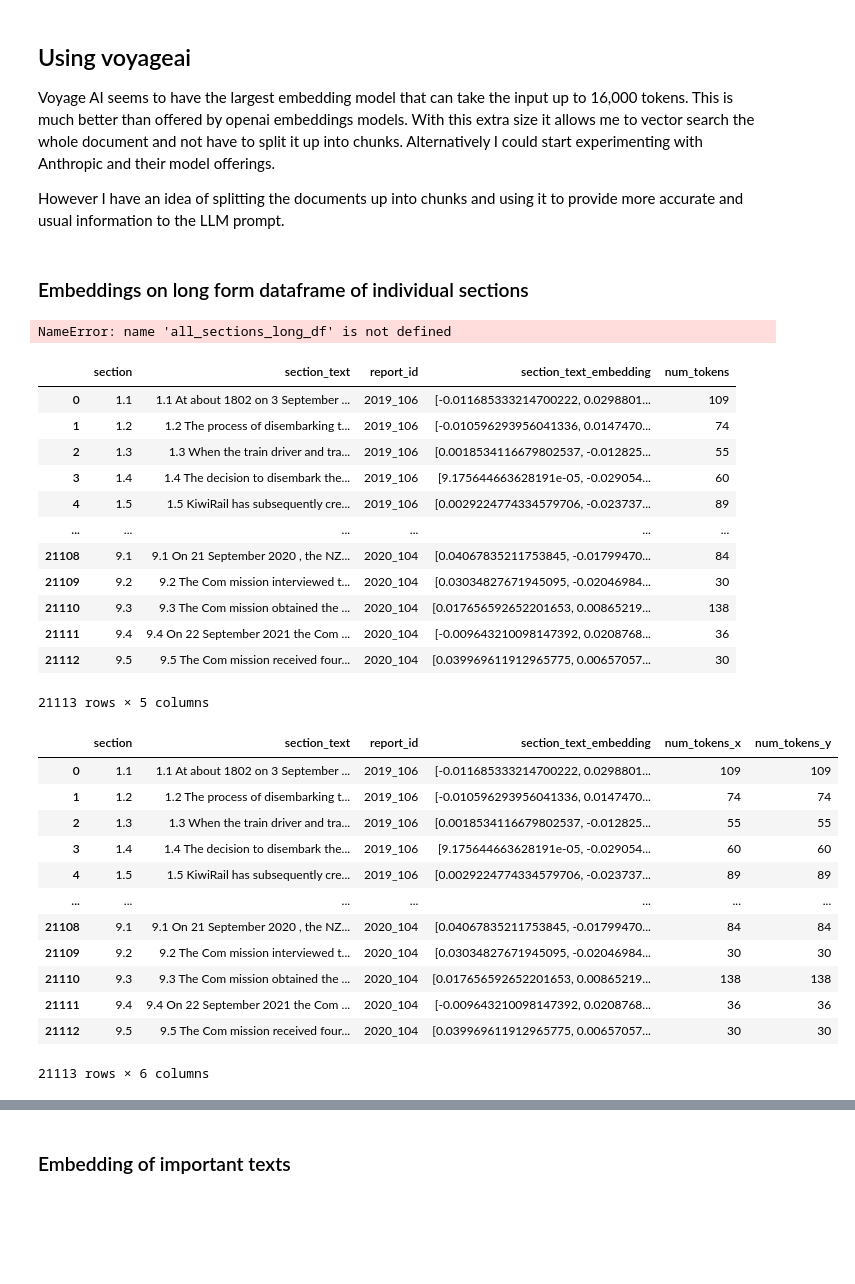
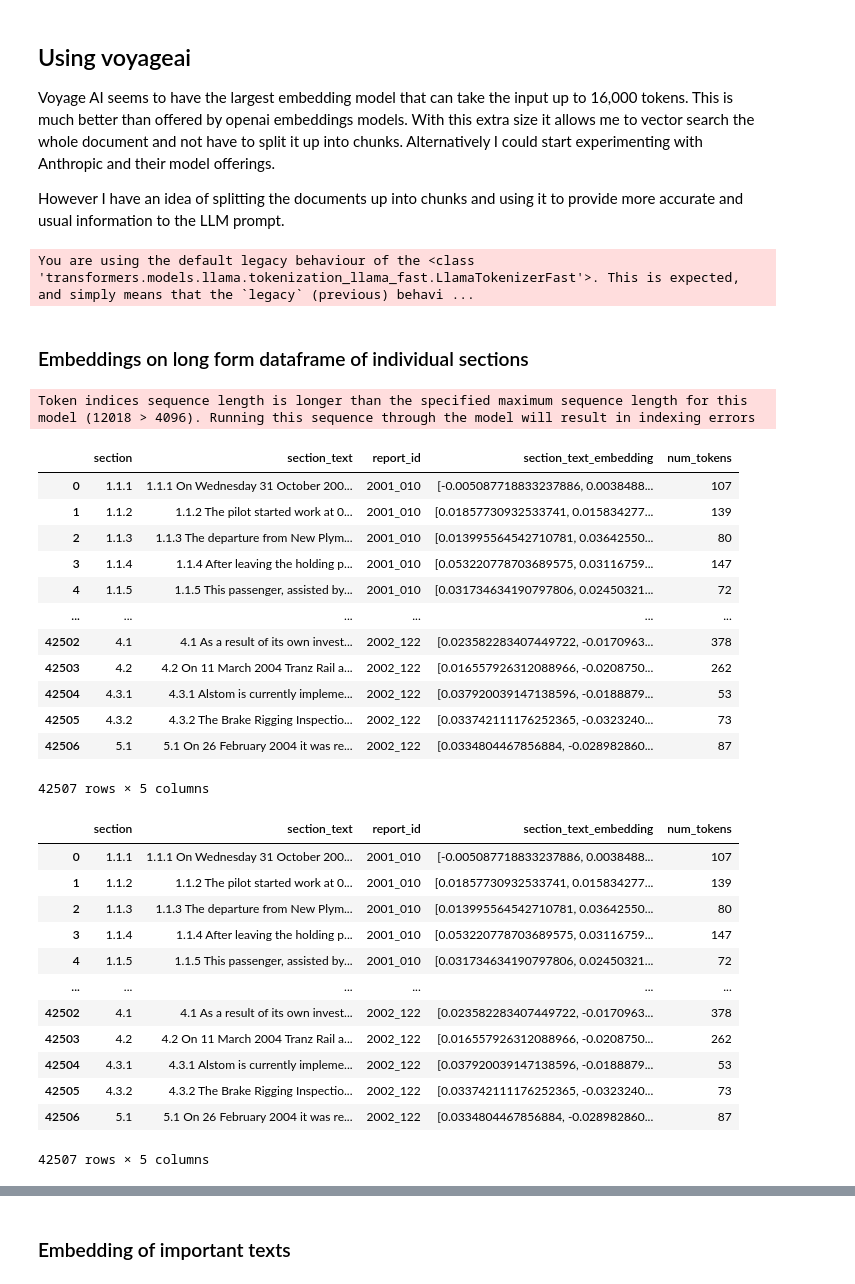
Before and after one commit to 1jamesthompson1/TAIC-report-summary, a Jupyter notebook: notebooks/vector database exploration/vector_db_exploration.ipynb, the cells around one changed output, grey strips where cells are left out. Saved outputs shown, nothing was run; the diff lists cells and outputs as text; code cells hidden in the pictures; blank space fills up the shorter version.

Commit message:
Get newer embeddings

```diff
--- a/notebooks/vector database exploration/vector_db_exploration.ipynb
+++ b/notebooks/vector database exploration/vector_db_exploration.ipynb
@@ -618,50 +648,61 @@ Voyage AI seems to have the largest embedding model that can take the input up t
 
 However I have an idea of splitting the documents up into chunks and using it to provide more accurate and usual information to the LLM prompt.
 # %%
-vo = voyageai.Client()
+vo = voyageai.Client(max_retries = 10)
+@retry(wait=wait_random_exponential(multiplier=1, min = 1, max=60))
+def embed_with_backoff(**kwargs):
+    print('trying')
+    return vo.embed(**kwargs)
+
 
 def embed_batch(batch):
-    return vo.embed(batch, model="voyage-large-2-instruct", input_type="document", truncation=False).embeddings
+    return vo.embed(texts = batch, model="voyage-large-2-instruct", input_type="document", truncation=False).embeddings
 
 tokenizer = AutoTokenizer.from_pretrained('voyageai/voyage')
+# %% [output]
+You are using the default legacy behaviour of the <class 'transformers.models.llama.tokenization_llama_fast.LlamaTokenizerFast'>. This is expected, and simply means that the `legacy` (previous) behavi ...
 # %% [markdown]
 ### Embeddings on long form dataframe of individual sections
+# %%
+section_embeddings_file_name = os.path.join('embeddings', 'voyageai_section_embeddings.pkl')
 # %%
-all_sections_long_df['section_text'].apply(lambda x: len(tokenizer.tokenize(x))).sum()
+all_sections_long_df['num_tokens'] = all_sections_long_df['section_text'].apply(lambda x: len(tokenizer.tokenize(x)))
 # %% [output]
-NameError: name 'all_sections_long_df' is not defined
+Token indices sequence length is longer than the specified maximum sequence length for this model (12018 > 4096). Running this sequence through the model will result in indexing errors
+# %%
+all_sections_long_df = all_sections_long_df.query('num_tokens < 15000')
 # %%
-voyageai_loaded = pd.read_pickle('voyageai_section_embeddings.pkl')
+voyageai_loaded = pd.read_pickle(section_embeddings_file_name)
 voyageai_loaded
 # %% [output]
 |  | section | section_text | report_id | section_text_embedding | num_tokens |
-| 0 | 1.1 | 1.1 At about 1802 on 3 September ... | 2019_106 | [-0.011685333214700222, 0.0298801... | 109 |
-| 1 | 1.2 | 1.2 The process of disembarking t... | 2019_106 | [-0.010596293956041336, 0.0147470... | 74 |
-| 2 | 1.3 | 1.3 When the train driver and tra... | 2019_106 | [0.0018534116679802537, -0.012825... | 55 |
-| 3 | 1.4 | 1.4 The decision to disembark the... | 2019_106 | [9.175644663628191e-05, -0.029054... | 60 |
-| 4 | 1.5 | 1.5 KiwiRail has subsequently cre... | 2019_106 | [0.0029224774334579706, -0.023737... | 89 |
+| 0 | 1.1.1 | 1.1.1 On Wednesday 31 October 200... | 2001_010 | [-0.005087718833237886, 0.0038488... | 107 |
+| 1 | 1.1.2 | 1.1.2 The pilot started work at 0... | 2001_010 | [0.01857730932533741, 0.015834277... | 139 |
+| 2 | 1.1.3 | 1.1.3 The departure from New Plym... | 2001_010 | [0.013995564542710781, 0.03642550... | 80 |
+| 3 | 1.1.4 | 1.1.4 After leaving the holding p... | 2001_010 | [0.053220778703689575, 0.03116759... | 147 |
+| 4 | 1.1.5 | 1.1.5 This passenger, assisted by... | 2001_010 | [0.031734634190797806, 0.02450321... | 72 |
 | ... | ... | ... | ... | ... | ... |
-| 21108 | 9.1 | 9.1 On 21 September 2020 , the NZ... | 2020_104 | [0.04067835211753845, -0.01799470... | 84 |
-| 21109 | 9.2 | 9.2 The Com mission interviewed t... | 2020_104 | [0.03034827671945095, -0.02046984... | 30 |
-| 21110 | 9.3 | 9.3 The Com mission obtained the ... | 2020_104 | [0.017656592652201653, 0.00865219... | 138 |
-| 21111 | 9.4 | 9.4 On 22 September 2021 the Com ... | 2020_104 | [-0.009643210098147392, 0.0208768... | 36 |
-| 21112 | 9.5 | 9.5 The Com mission received four... | 2020_104 | [0.039969611912965775, 0.00657057... | 30 |
+| 42502 | 4.1 | 4.1 As a result of its own invest... | 2002_122 | [0.023582283407449722, -0.0170963... | 378 |
+| 42503 | 4.2 | 4.2 On 11 March 2004 Tranz Rail a... | 2002_122 | [0.016557926312088966, -0.0208750... | 262 |
+| 42504 | 4.3.1 | 4.3.1 Alstom is currently impleme... | 2002_122 | [0.037920039147138596, -0.0188879... | 53 |
+| 42505 | 4.3.2 | 4.3.2 The Brake Rigging Inspectio... | 2002_122 | [0.033742111176252365, -0.0323240... | 73 |
+| 42506 | 5.1 | 5.1 On 26 February 2004 it was re... | 2002_122 | [0.0334804467856884, -0.028982860... | 87 |
-21113 rows × 5 columns
+42507 rows × 5 columns
 # %%
-merged_section_embeddings = pd.merge(voyageai_loaded, all_sections_long_df, on=['report_id', 'section', 'section_text'], how='right')
+merged_section_embeddings = pd.merge(voyageai_loaded, all_sections_long_df, on=['report_id', 'section', 'section_text', 'num_tokens'], how='right')
 merged_section_embeddings
 # %% [output]
-|  | section | section_text | report_id | section_text_embedding | num_tokens_x | num_tokens_y |
-| 0 | 1.1 | 1.1 At about 1802 on 3 September ... | 2019_106 | [-0.011685333214700222, 0.0298801... | 109 | 109 |
-| 1 | 1.2 | 1.2 The process of disembarking t... | 2019_106 | [-0.010596293956041336, 0.0147470... | 74 | 74 |
-| 2 | 1.3 | 1.3 When the train driver and tra... | 2019_106 | [0.0018534116679802537, -0.012825... | 55 | 55 |
-| 3 | 1.4 | 1.4 The decision to disembark the... | 2019_106 | [9.175644663628191e-05, -0.029054... | 60 | 60 |
-| 4 | 1.5 | 1.5 KiwiRail has subsequently cre... | 2019_106 | [0.0029224774334579706, -0.023737... | 89 | 89 |
-| ... | ... | ... | ... | ... | ... | ... |
-| 21108 | 9.1 | 9.1 On 21 September 2020 , the NZ... | 2020_104 | [0.04067835211753845, -0.01799470... | 84 | 84 |
-| 21109 | 9.2 | 9.2 The Com mission interviewed t... | 2020_104 | [0.03034827671945095, -0.02046984... | 30 | 30 |
-| 21110 | 9.3 | 9.3 The Com mission obtained the ... | 2020_104 | [0.017656592652201653, 0.00865219... | 138 | 138 |
-| 21111 | 9.4 | 9.4 On 22 September 2021 the Com ... | 2020_104 | [-0.009643210098147392, 0.0208768... | 36 | 36 |
-| 21112 | 9.5 | 9.5 The Com mission received four... | 2020_104 | [0.039969611912965775, 0.00657057... | 30 | 30 |
+|  | section | section_text | report_id | section_text_embedding | num_tokens |
+| 0 | 1.1.1 | 1.1.1 On Wednesday 31 October 200... | 2001_010 | [-0.005087718833237886, 0.0038488... | 107 |
+| 1 | 1.1.2 | 1.1.2 The pilot started work at 0... | 2001_010 | [0.01857730932533741, 0.015834277... | 139 |
+| 2 | 1.1.3 | 1.1.3 The departure from New Plym... | 2001_010 | [0.013995564542710781, 0.03642550... | 80 |
+| 3 | 1.1.4 | 1.1.4 After leaving the holding p... | 2001_010 | [0.053220778703689575, 0.03116759... | 147 |
+| 4 | 1.1.5 | 1.1.5 This passenger, assisted by... | 2001_010 | [0.031734634190797806, 0.02450321... | 72 |
+| ... | ... | ... | ... | ... | ... |
+| 42502 | 4.1 | 4.1 As a result of its own invest... | 2002_122 | [0.023582283407449722, -0.0170963... | 378 |
+| 42503 | 4.2 | 4.2 On 11 March 2004 Tranz Rail a... | 2002_122 | [0.016557926312088966, -0.0208750... | 262 |
+| 42504 | 4.3.1 | 4.3.1 Alstom is currently impleme... | 2002_122 | [0.037920039147138596, -0.0188879... | 53 |
+| 42505 | 4.3.2 | 4.3.2 The Brake Rigging Inspectio... | 2002_122 | [0.033742111176252365, -0.0323240... | 73 |
+| 42506 | 5.1 | 5.1 On 26 February 2004 it was re... | 2002_122 | [0.0334804467856884, -0.028982860... | 87 |
-21113 rows × 6 columns
+42507 rows × 5 columns
 # %%
```
Also changed, not shown: parts of 27 cells of this notebook.
